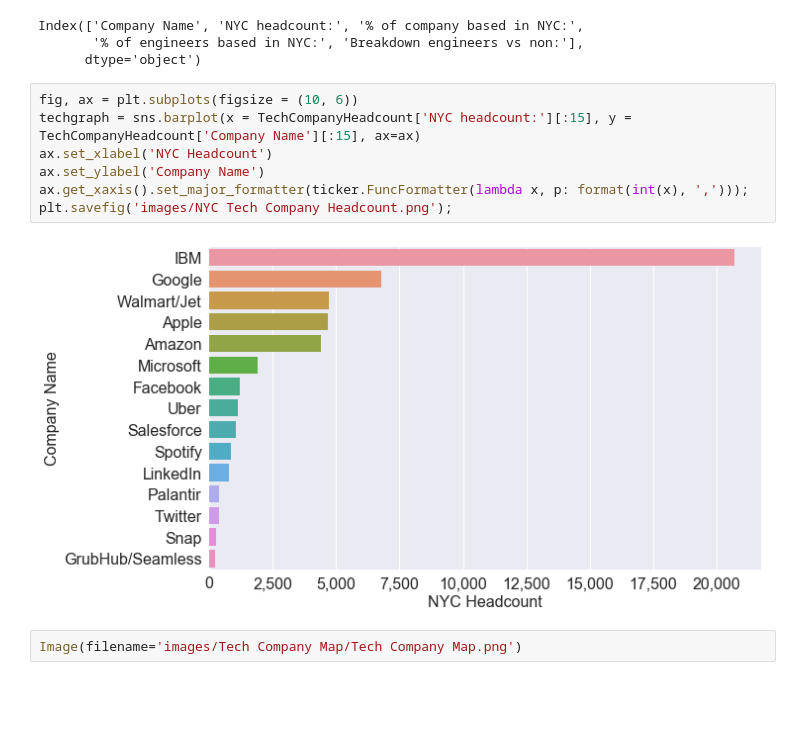
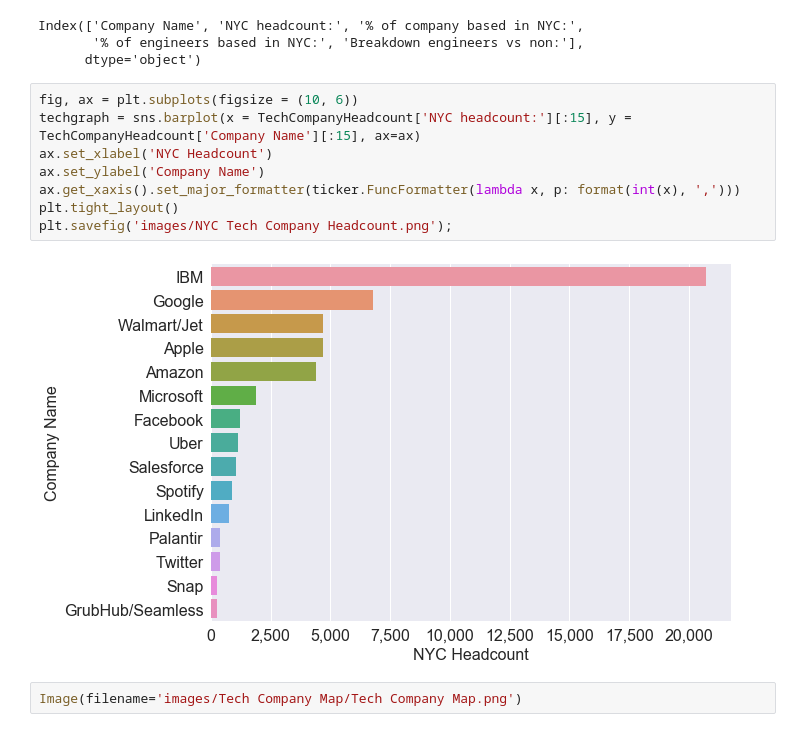
Before and after one commit to TRobertJackson/Data-Science-Projects, a Jupyter notebook: Benson Project.ipynb, the cells around one changed output. Drawn from its saved outputs; the diff is of its cells as text; blank space fills up the shorter version.

```diff
--- a/Benson Project.ipynb
+++ b/Benson Project.ipynb
@@ -307,12 +262,13 @@ Index(['Company Name', 'NYC headcount:', '% of company based in NYC:',
 # %%
 fig, ax = plt.subplots(figsize = (10, 6))
 techgraph = sns.barplot(x = TechCompanyHeadcount['NYC headcount:'][:15], y = TechCompanyHeadcount['Company Name'][:15], ax=ax)
 ax.set_xlabel('NYC Headcount')
 ax.set_ylabel('Company Name')
-ax.get_xaxis().set_major_formatter(ticker.FuncFormatter(lambda x, p: format(int(x), ',')));
+ax.get_xaxis().set_major_formatter(ticker.FuncFormatter(lambda x, p: format(int(x), ',')))
+plt.tight_layout()
 plt.savefig('images/NYC Tech Company Headcount.png');
 # %% [output]
-[figure, old version]
+[figure, new version]
 # %%
 Image(filename='images/Tech Company Map/Tech Company Map.png')
 # %% [output]
```
Also changed, not shown: parts of 39 cells of this notebook, 18 other files.
